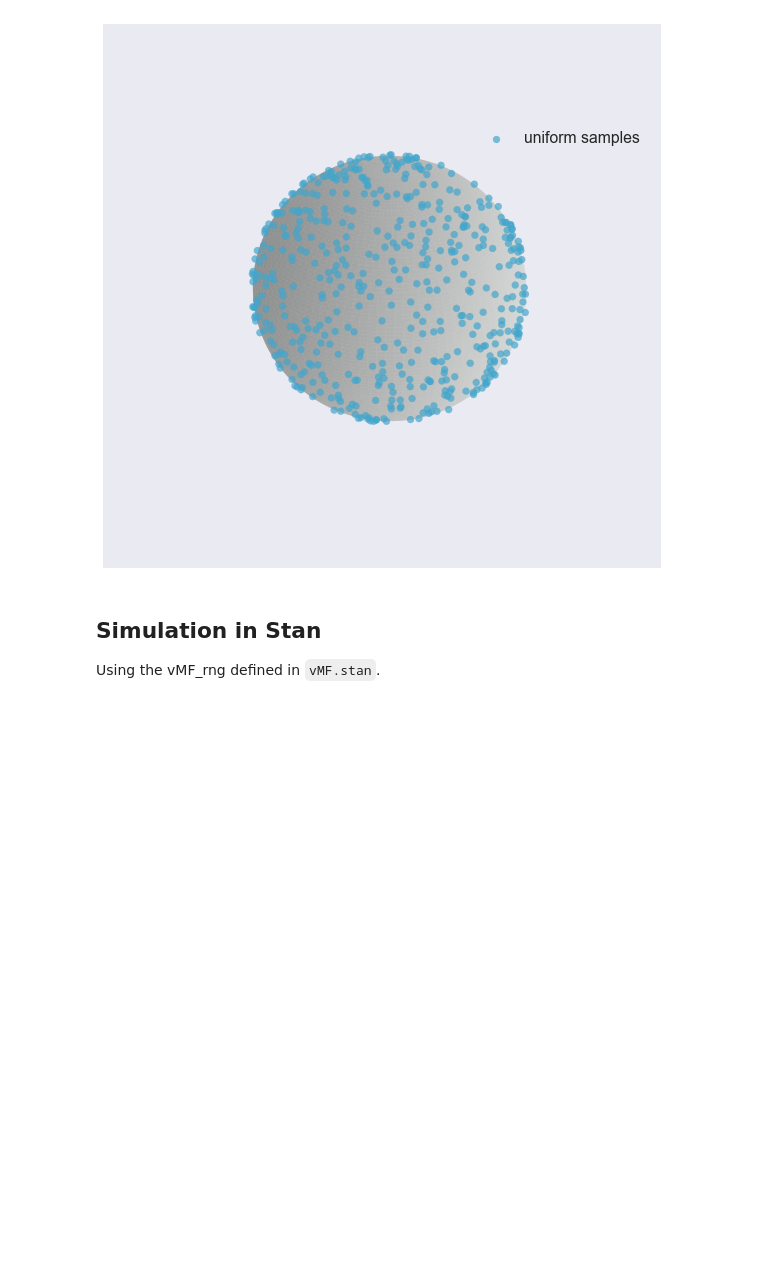
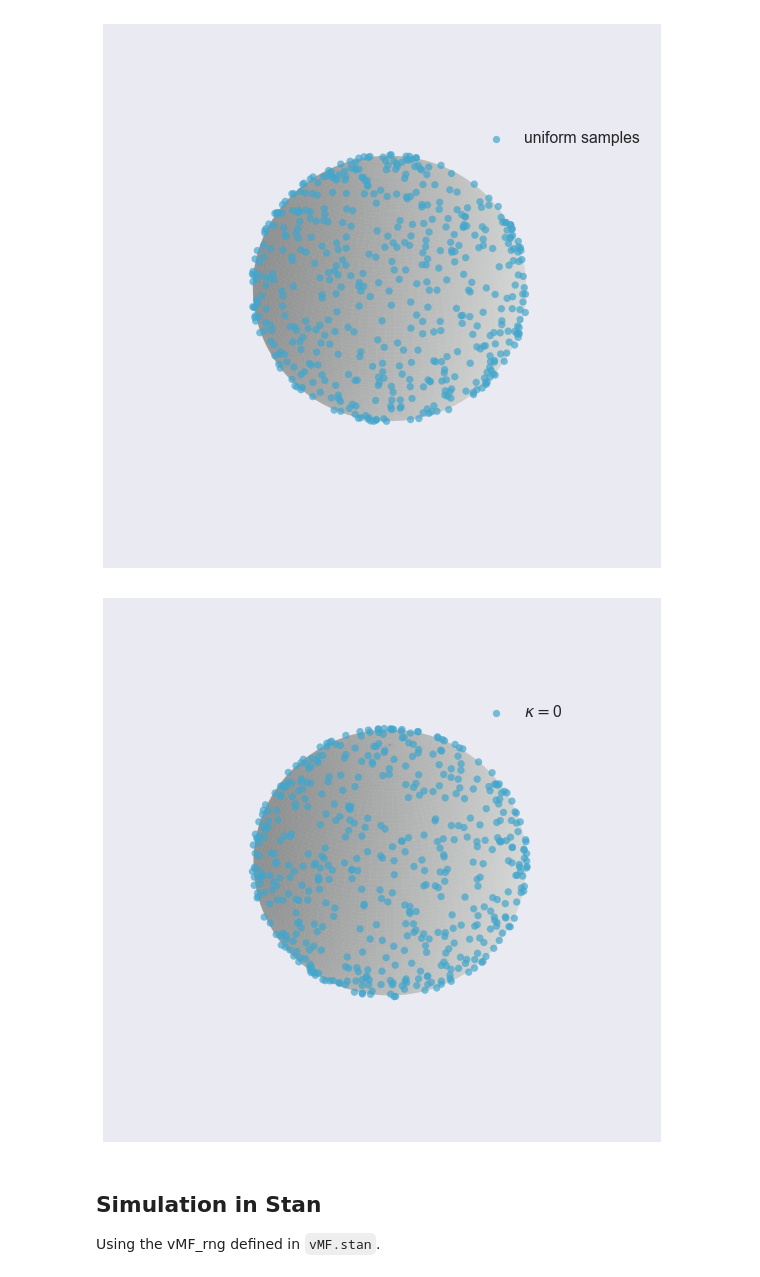
Before and after one commit to cescalara/vMF, a Jupyter notebook: sampling_from_vMF.ipynb, the cells around one changed output. Cells and saved outputs as stored; diff of their text form; code cells hidden in the pictures; blank space fills up the shorter version.

Commit message:
Add check for kappa = 0

```diff
--- a/sampling_from_vMF.ipynb
+++ b/sampling_from_vMF.ipynb
@@ -57,6 +57,13 @@ samples = Sphere().sample(num_samples)
 Sphere().plot(data = samples)
 # %% [output]
 [figure]
+# %%
+# compare this with kappa = 0
+samples = Sphere().sample(num_samples, distribution = 'vMF',
+                                   mu = mu, kappa = 0)
+Sphere().plot(data = samples)
+# %% [output]
+[figure, added]
 # %% [markdown]
 ## Simulation in Stan
 
```
Also changed, not shown: parts of 4 cells of this notebook.
